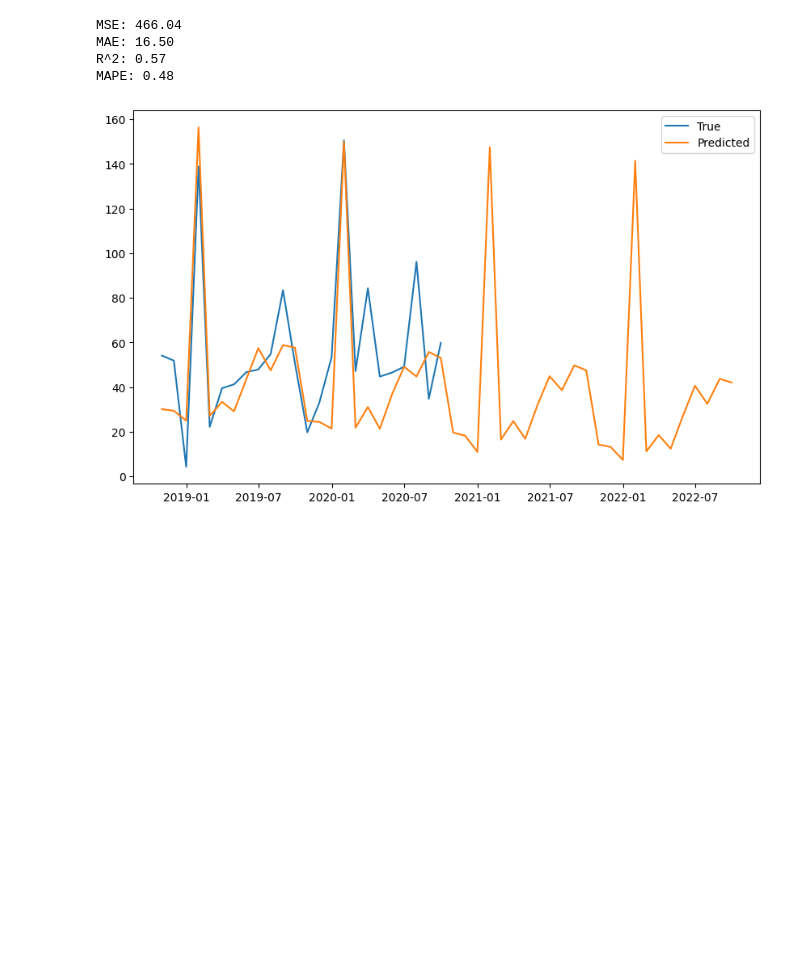
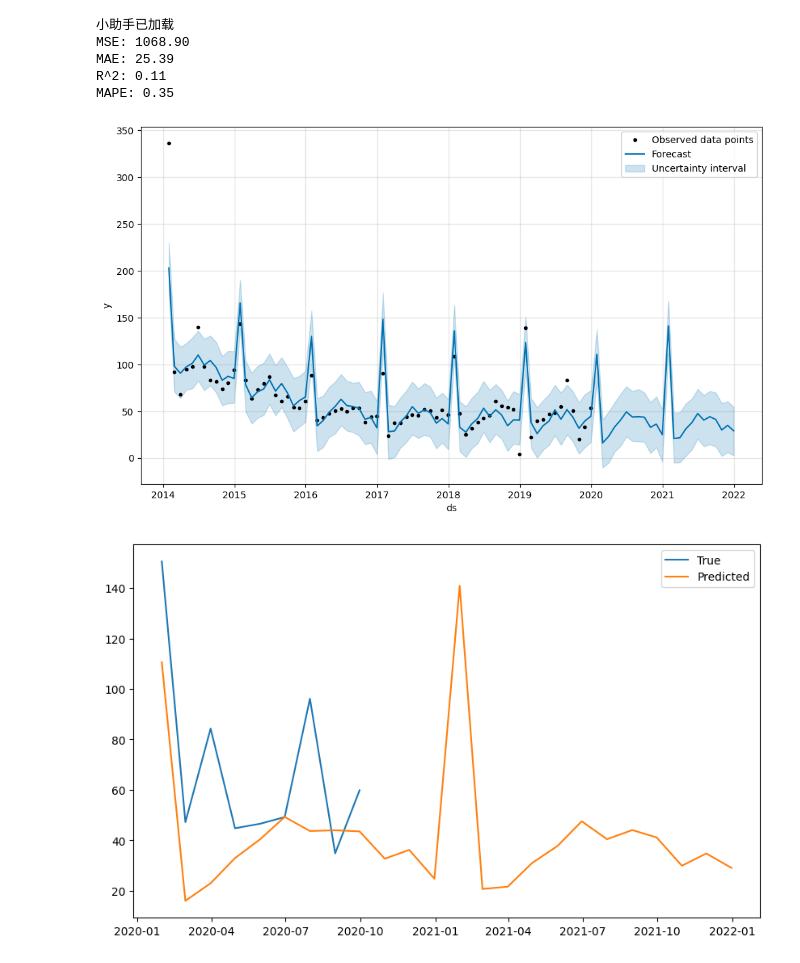
Before and after one commit to hh66911/2024-dingding-A, a Jupyter notebook: prophet_model.ipynb, the cells around one changed output. Cells and saved outputs as stored; diff of their text form; code cells hidden in the pictures; blank space fills up the shorter version.

```diff
--- a/prophet_model.ipynb
+++ b/prophet_model.ipynb
@@ -8,2 +11,2 @@ from matplotlib import pyplot as plt
 # %%
-series = model_predict.read_data_series()
+series = model_predict.read_data_series(scale=False)
@@ -13,9 +13,9 @@ series_test = series[int(len(series)*0.8):]
+# %%
+seperator_date = '2020-01-30'
+series_train = series[:seperator_date]
+series_test = series[seperator_date:]
 # %%
-df = pd.DataFrame({'ds': series.index, 'y': series.values})
+df = pd.DataFrame({'ds': series_train.index, 'y': series_train.values})
 model = Prophet()
 model.fit(df)
-future = model.make_future_dataframe(periods=24, freq='M')
-forecast = model.predict(future)
-model.plot(forecast)
-plt.show()
 # %% [output]
@@ -25,8 +25,11 @@ plt.show()
-# %%
-model_predict.evaluate_model_prophet(series_test, forecast)
-# %% [output]
-MSE: 466.04
-MAE: 16.50
-R^2: 0.57
-MAPE: 0.48
-[figure, removed]
+# %%
+reload(model_predict)
+model_predict.predict_to_future_prophet(model, series)
+# %% [output]
+小助手已加载
+MSE: 1068.90
+MAE: 25.39
+R^2: 0.11
+MAPE: 0.35
+[figure, added]
+[figure, added]
```
Also changed, not shown: parts of 3 cells of this notebook, 1 other file.
